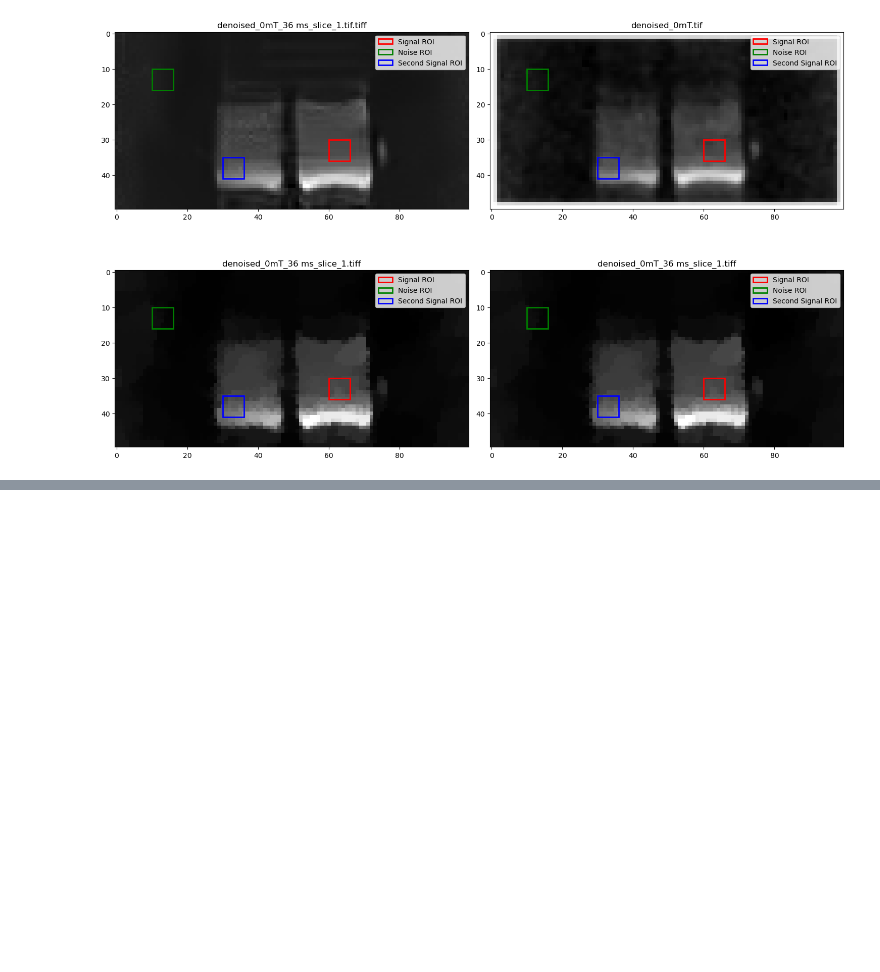
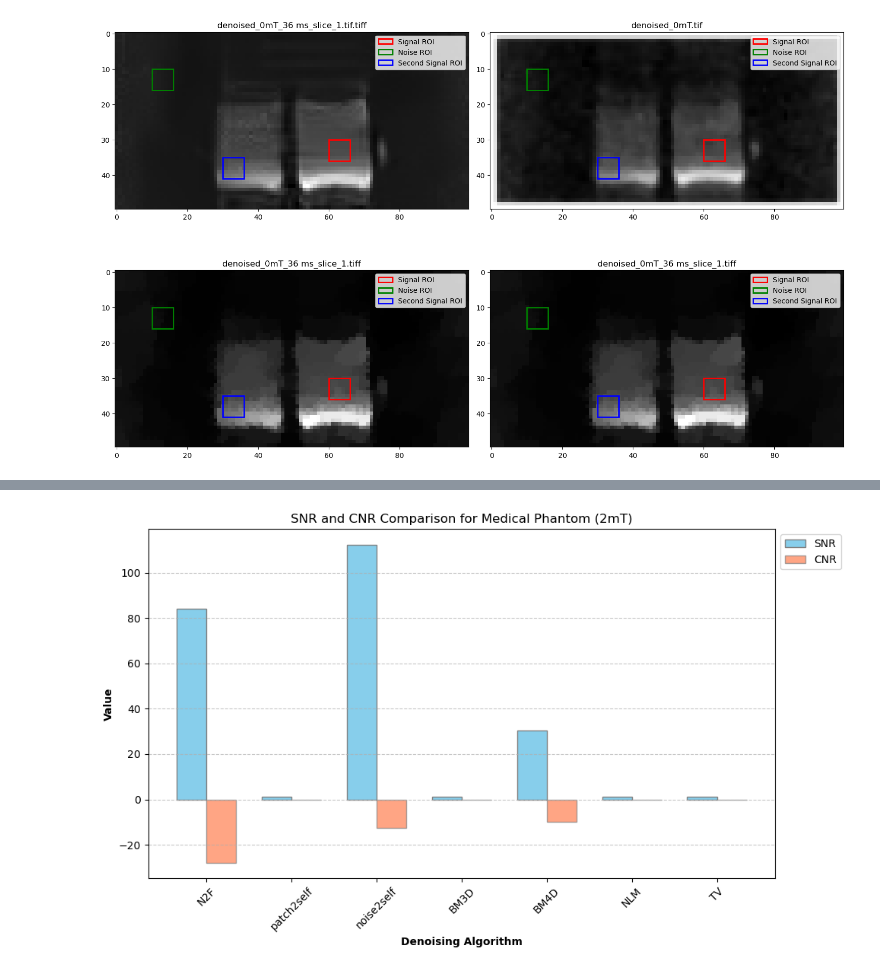
Before and after one commit to doro041/HonoursProject-CS4529-Blind-Denoising-Within-FFC-MRI, a Jupyter notebook: ProjectCode/Algorithms/TraditionalMethods/SNR:CNR/ROI_Trad_MedicalPhantom.ipynb, the cells around one changed output, grey strips where cells are left out. Cells and saved outputs as stored; diff of their text form; code cells hidden in the pictures; blank space fills up the shorter version.

```diff
--- a/ProjectCode/Algorithms/TraditionalMethods/SNR:CNR/ROI_Trad_MedicalPhantom.ipynb
+++ b/ProjectCode/Algorithms/TraditionalMethods/SNR:CNR/ROI_Trad_MedicalPhantom.ipynb
@@ -459,0 +538,39 @@ SNR: 1.1190087941145892, CNR: -0.12143521100226691
+# %%
+import matplotlib.pyplot as plt
+import numpy as np
+
+# Algorithm names
+algorithms = ["N2F", "patch2self", "noise2self", "BM3D", "BM4D", "NLM", "TV"]
+
+# SNR and CNR values for 2mT
+snrs_2mt = [84.04009606526029, 1.2273654686885926, 112.3132095336914, 1.183930238698988, 30.557952880859375, 1.1720530004897984, 1.1720530004897984]
+cnrs_2mt = [-27.878807010541177, -0.15082122309060572, -12.698572158813477, -0.28117300242534116, -10.027838706970215, -0.2692554190314402, -0.2692554190314402]
+
+# Creating a figure and a set of subplots
+fig, ax1 = plt.subplots(figsize=(10, 6))
+
+# Setting the positions of the bars
+barWidth = 0.35  # Width of the bars
+r1 = np.arange(len(snrs_2mt))  # Positions of bars for SNR
+r2 = [x + barWidth for x in r1]  # Positions of bars for CNR
+
+# Making the plot
+ax1.bar(r1, snrs_2mt, color='skyblue', width=barWidth, edgecolor='grey', label='SNR')
+ax1.bar(r2, cnrs_2mt, color='coral', width=barWidth, edgecolor='grey', label='CNR', alpha=0.7)
+
+# Adding labels
+plt.xlabel('Denoising Algorithm', fontweight='bold')
+plt.xticks([r + barWidth/2 for r in range(len(snrs_2mt))], algorithms, rotation=45)
+plt.ylabel('Value', fontweight='bold')
+plt.title('SNR and CNR Comparison for Medical Phantom (2mT)')
+
+# Adding a legend
+plt.legend(loc='upper left', bbox_to_anchor=(1, 1))
+
+# Adding gridlines
+plt.grid(axis='y', linestyle='--', alpha=0.7)
+
+plt.tight_layout()
+plt.show()
+# %% [output]
+[figure, added]
```
Also changed, not shown: parts of 4 cells of this notebook, 10 other files.
